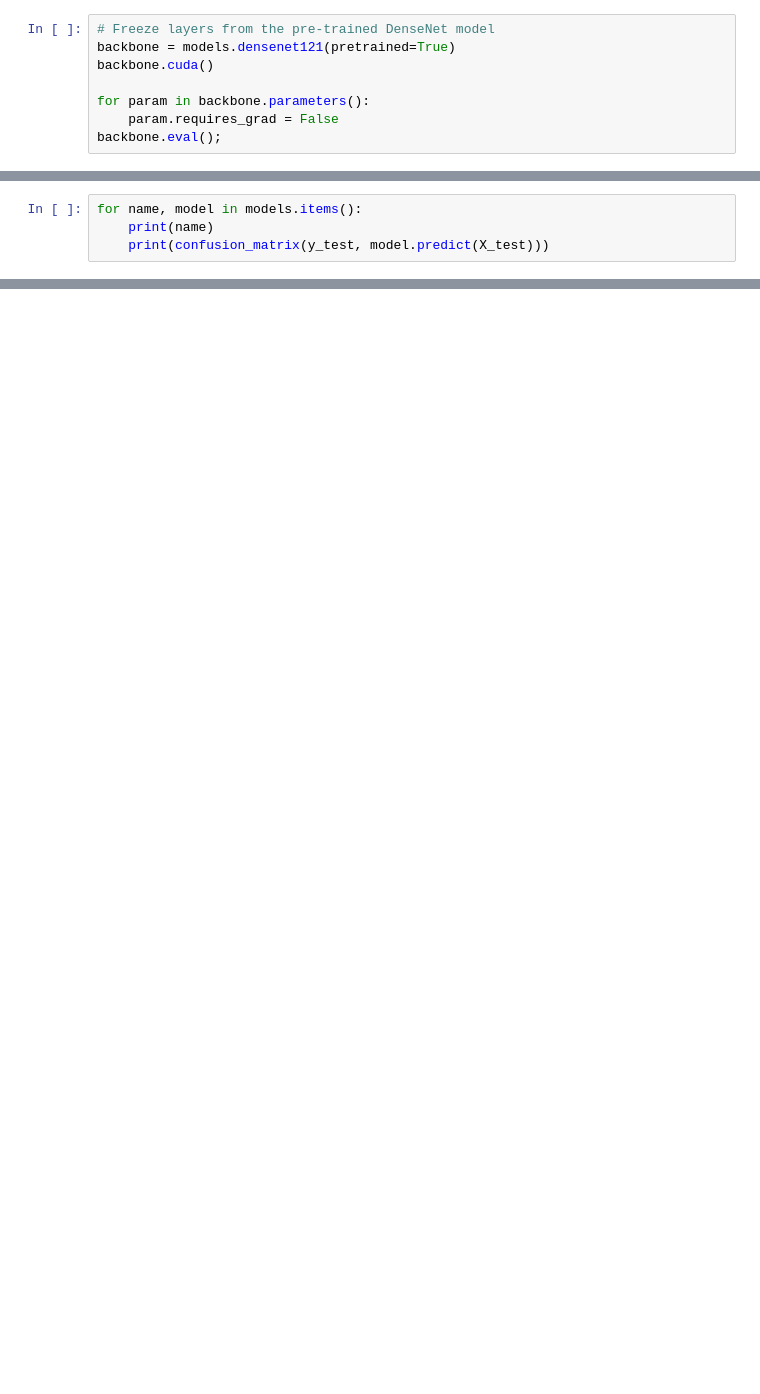
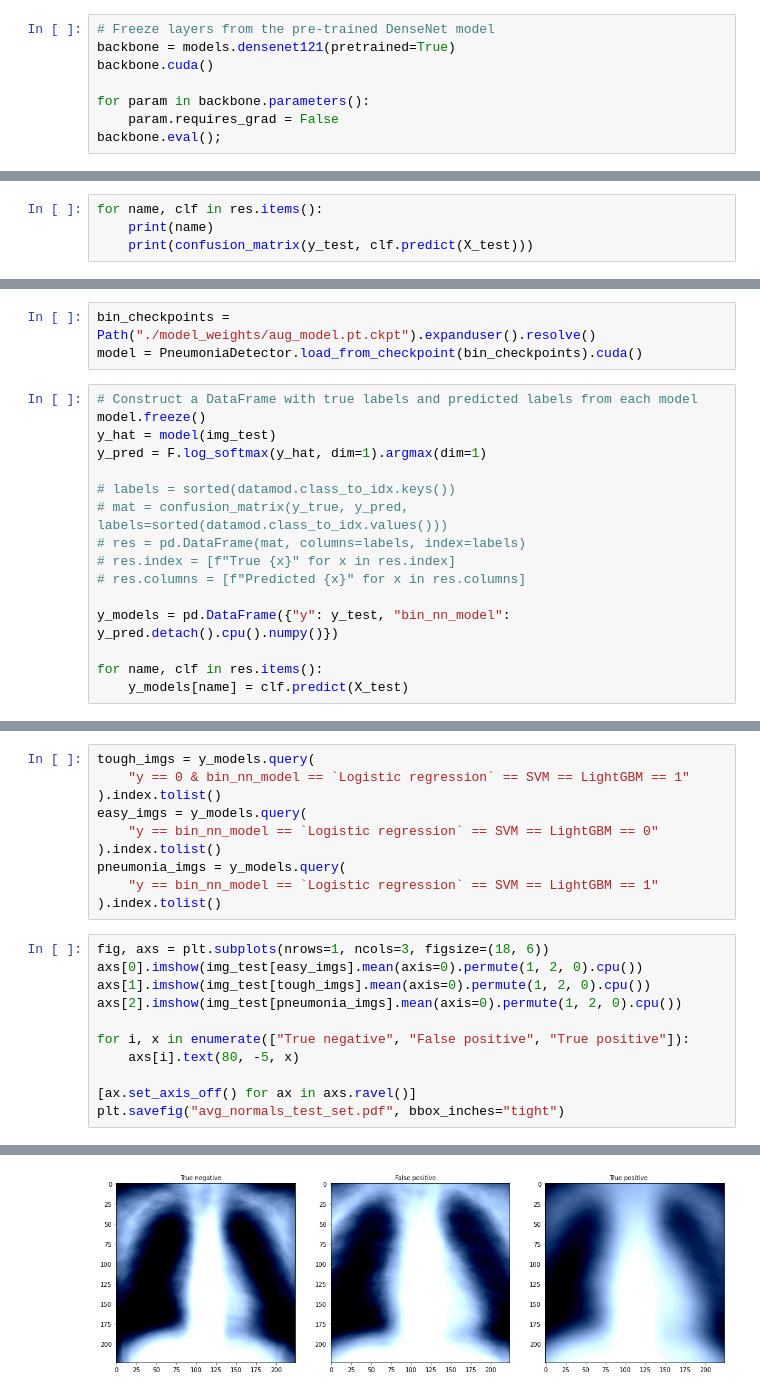
Before and after one commit to michaelSkaro/chest-xray-pneumonia-clasifier, a Jupyter notebook: feature_extractor.ipynb, the cells around one changed output, grey strips where cells are left out. Saved outputs shown, nothing was run; the diff lists cells and outputs as text; blank space fills up the shorter version.

Commit message:
feat(feat-extractor): run classification models on the features, and examine FP samples

```diff
--- a/feature_extractor.ipynb
+++ b/feature_extractor.ipynb
@@ -112,4 +125,4 @@ KeyboardInterrupt:
 # %%
-for name, model in models.items():
+for name, clf in res.items():
     print(name)
-    print(confusion_matrix(y_test, model.predict(X_test)))
+    print(confusion_matrix(y_test, clf.predict(X_test)))
@@ -115,0 +143,19 @@ for name, model in models.items():
+# %%
+bin_checkpoints = Path("./model_weights/aug_model.pt.ckpt").expanduser().resolve()
+model = PneumoniaDetector.load_from_checkpoint(bin_checkpoints).cuda()
+# %%
+# Construct a DataFrame with true labels and predicted labels from each model
+model.freeze()
+y_hat = model(img_test)
+y_pred = F.log_softmax(y_hat, dim=1).argmax(dim=1)
+
+# labels = sorted(datamod.class_to_idx.keys())
+# mat = confusion_matrix(y_true, y_pred, labels=sorted(datamod.class_to_idx.values()))
+# res = pd.DataFrame(mat, columns=labels, index=labels)
+# res.index = [f"True {x}" for x in res.index]
+# res.columns = [f"Predicted {x}" for x in res.columns]
+
+y_models = pd.DataFrame({"y": y_test, "bin_nn_model": y_pred.detach().cpu().numpy()})
+
+for name, clf in res.items():
+    y_models[name] = clf.predict(X_test)
@@ -115,0 +187,22 @@ for name, model in models.items():
+# %%
+tough_imgs = y_models.query(
+    "y == 0 & bin_nn_model == `Logistic regression` == SVM == LightGBM == 1"
+).index.tolist()
+easy_imgs = y_models.query(
+    "y == bin_nn_model == `Logistic regression` == SVM == LightGBM == 0"
+).index.tolist()
+pneumonia_imgs = y_models.query(
+    "y == bin_nn_model == `Logistic regression` == SVM == LightGBM == 1"
+).index.tolist()
+# %%
+fig, axs = plt.subplots(nrows=1, ncols=3, figsize=(18, 6))
+axs[0].imshow(img_test[easy_imgs].mean(axis=0).permute(1, 2, 0).cpu())
+axs[1].imshow(img_test[tough_imgs].mean(axis=0).permute(1, 2, 0).cpu())
+axs[2].imshow(img_test[pneumonia_imgs].mean(axis=0).permute(1, 2, 0).cpu())
+
+for i, x in enumerate(["True negative", "False positive", "True positive"]):
+    axs[i].text(80, -5, x)
+
+[ax.set_axis_off() for ax in axs.ravel()]
+plt.savefig("avg_normals_test_set.pdf", bbox_inches="tight")
+# %% [output]
@@ -115,0 +212 @@ for name, model in models.items():
+[figure, added]
```
Also changed, not shown: parts of 12 cells of this notebook, 1 other file.
